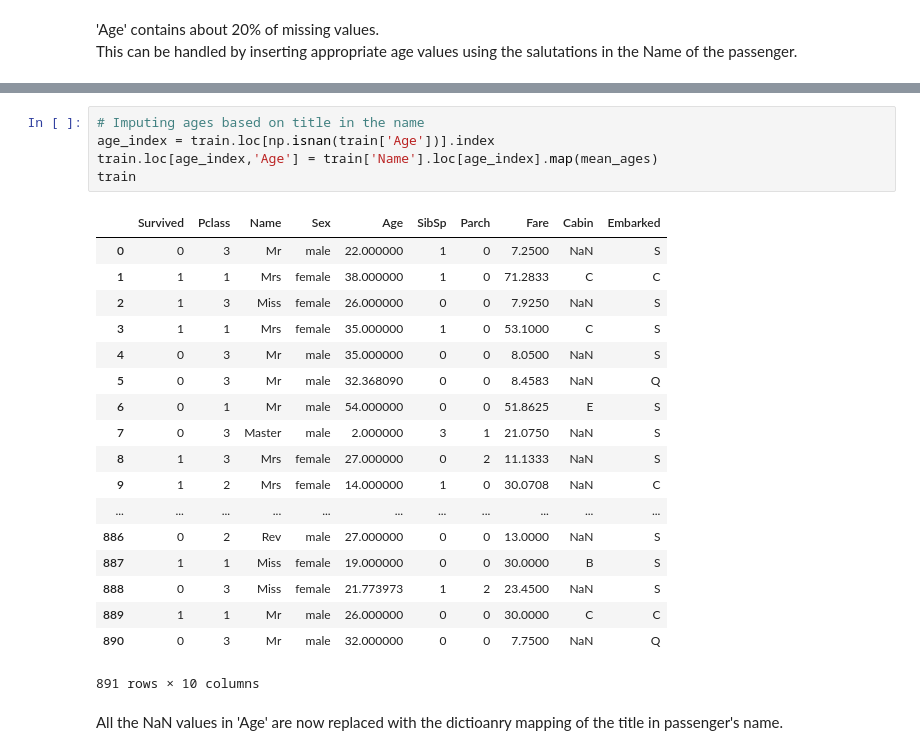
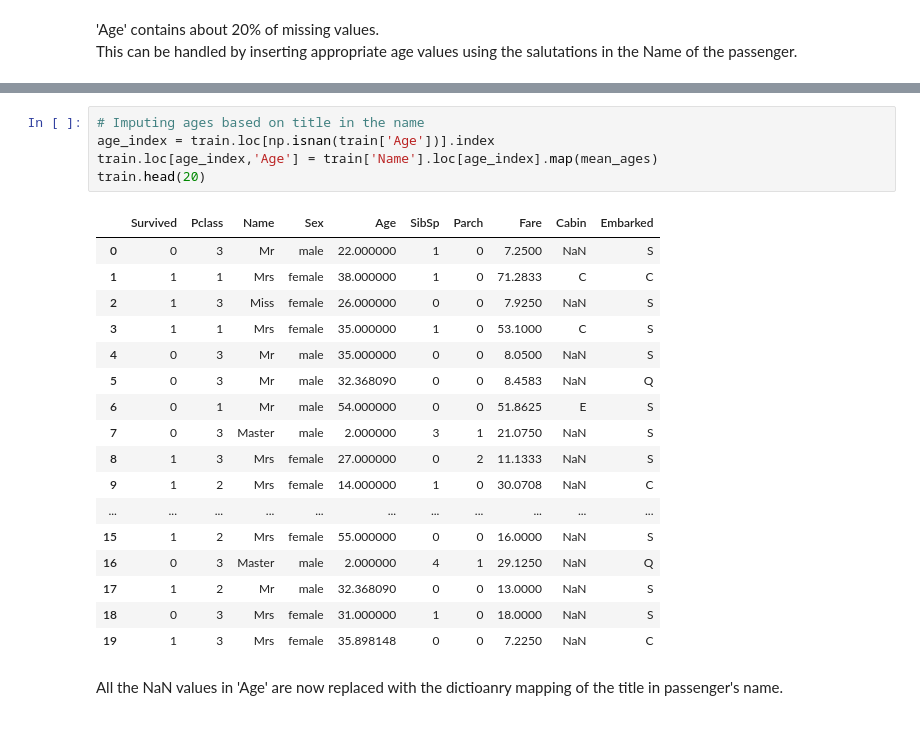
Before and after one commit to varushij/Titanic-Survivals, a Jupyter notebook: Titanic Survival Problem.ipynb, the cells around one changed output, grey strips where cells are left out. Saved outputs shown, nothing was run; the diff lists cells and outputs as text.

```diff
--- a/Titanic Survival Problem.ipynb
+++ b/Titanic Survival Problem.ipynb
@@ -582,27 +616,26 @@ mean_ages
 # %%
 # Imputing ages based on title in the name
 age_index = train.loc[np.isnan(train['Age'])].index
 train.loc[age_index,'Age'] = train['Name'].loc[age_index].map(mean_ages)
-train
+train.head(20)
 # %% [output]
 |  | Survived | Pclass | Name | Sex | Age | SibSp | Parch | Fare | Cabin | Embarked |
 | 0 | 0 | 3 | Mr | male | 22.000000 | 1 | 0 | 7.2500 | NaN | S |
 | 1 | 1 | 1 | Mrs | female | 38.000000 | 1 | 0 | 71.2833 | C | C |
 | 2 | 1 | 3 | Miss | female | 26.000000 | 0 | 0 | 7.9250 | NaN | S |
 | 3 | 1 | 1 | Mrs | female | 35.000000 | 1 | 0 | 53.1000 | C | S |
 | 4 | 0 | 3 | Mr | male | 35.000000 | 0 | 0 | 8.0500 | NaN | S |
 | 5 | 0 | 3 | Mr | male | 32.368090 | 0 | 0 | 8.4583 | NaN | Q |
 | 6 | 0 | 1 | Mr | male | 54.000000 | 0 | 0 | 51.8625 | E | S |
 | 7 | 0 | 3 | Master | male | 2.000000 | 3 | 1 | 21.0750 | NaN | S |
 | 8 | 1 | 3 | Mrs | female | 27.000000 | 0 | 2 | 11.1333 | NaN | S |
 | 9 | 1 | 2 | Mrs | female | 14.000000 | 1 | 0 | 30.0708 | NaN | C |
 | ... | ... | ... | ... | ... | ... | ... | ... | ... | ... | ... |
-| 886 | 0 | 2 | Rev | male | 27.000000 | 0 | 0 | 13.0000 | NaN | S |
-| 887 | 1 | 1 | Miss | female | 19.000000 | 0 | 0 | 30.0000 | B | S |
-| 888 | 0 | 3 | Miss | female | 21.773973 | 1 | 2 | 23.4500 | NaN | S |
-| 889 | 1 | 1 | Mr | male | 26.000000 | 0 | 0 | 30.0000 | C | C |
-| 890 | 0 | 3 | Mr | male | 32.000000 | 0 | 0 | 7.7500 | NaN | Q |
+| 15 | 1 | 2 | Mrs | female | 55.000000 | 0 | 0 | 16.0000 | NaN | S |
+| 16 | 0 | 3 | Master | male | 2.000000 | 4 | 1 | 29.1250 | NaN | Q |
+| 17 | 1 | 2 | Mr | male | 32.368090 | 0 | 0 | 13.0000 | NaN | S |
+| 18 | 0 | 3 | Mrs | female | 31.000000 | 1 | 0 | 18.0000 | NaN | S |
+| 19 | 1 | 3 | Mrs | female | 35.898148 | 0 | 0 | 7.2250 | NaN | C |
-891 rows × 10 columns
 # %% [markdown]
 All the NaN values in 'Age' are now replaced with the dictioanry mapping of the title in passenger's name.
 # %%
```
Also changed, not shown: parts of 46 cells of this notebook.
